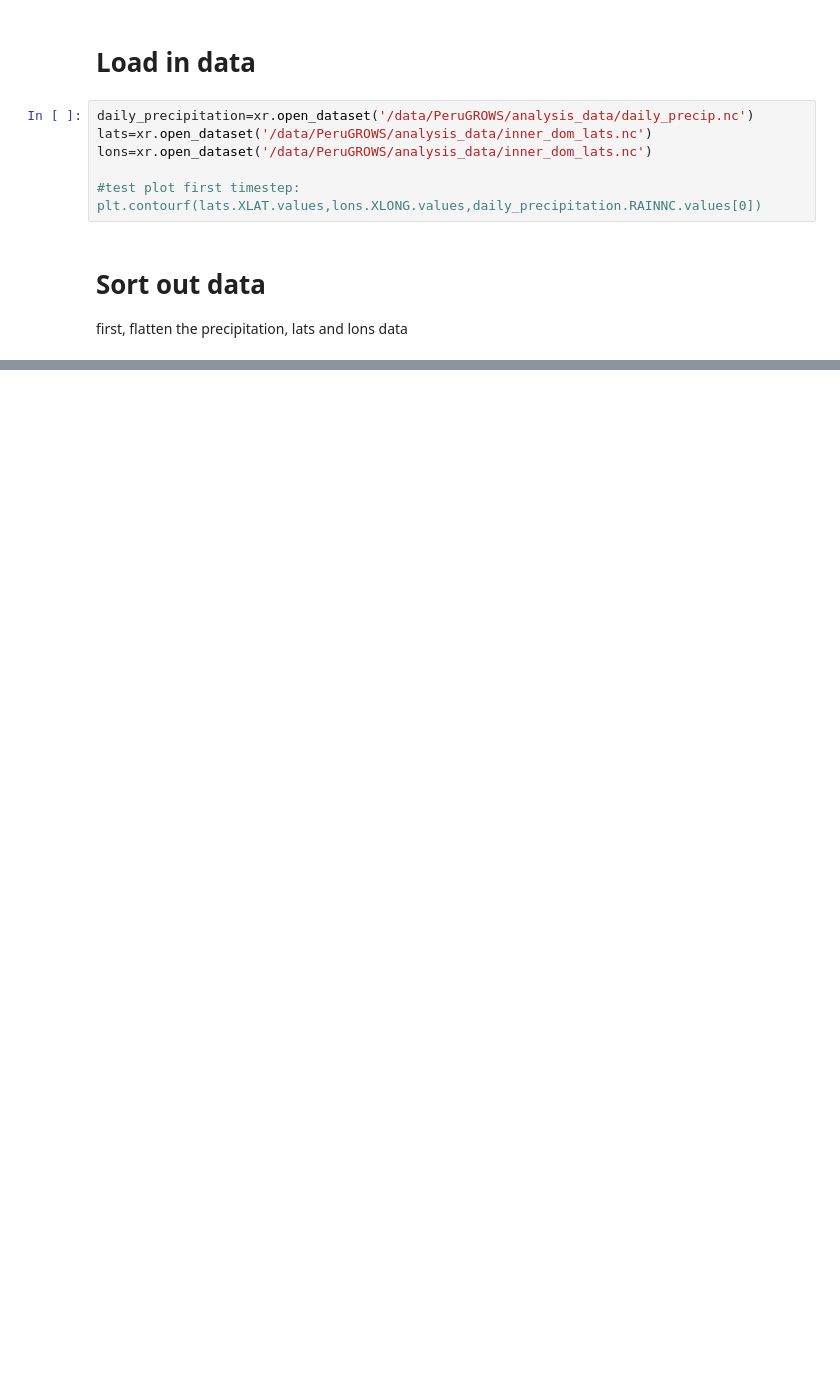
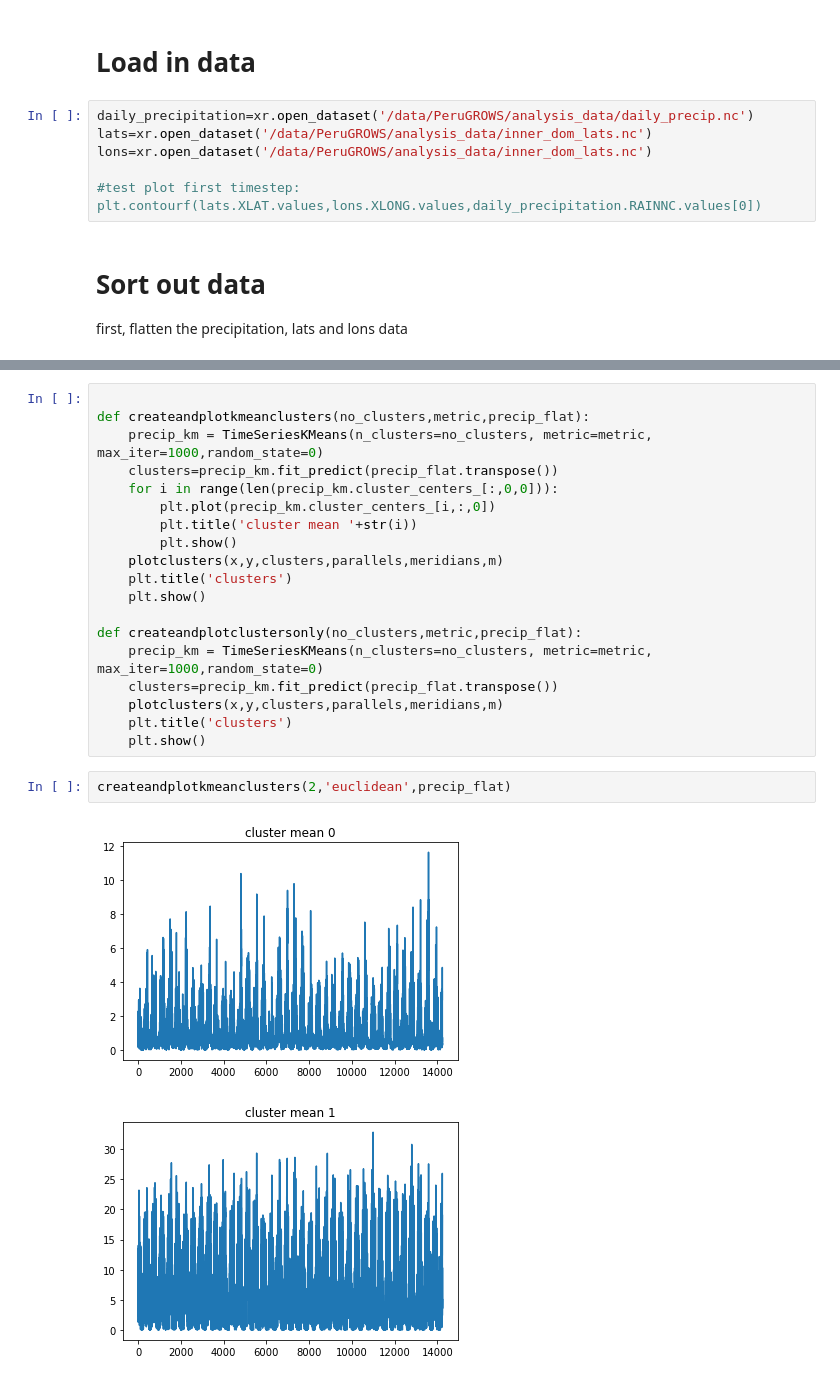
Before and after one commit to Empott/bias_correction, a Jupyter notebook: clustering.ipynb, the cells around one changed output, grey strips where cells are left out. Drawn from its saved outputs; the diff is of its cells as text; blank space fills up the shorter version.

```diff
--- a/clustering.ipynb
+++ b/clustering.ipynb
@@ -194,0 +136,24 @@ plt.plot(precip_km.cluster_centers_[0,:,0].transpose(),'k')
+# %%
+
+def createandplotkmeanclusters(no_clusters,metric,precip_flat):
+    precip_km = TimeSeriesKMeans(n_clusters=no_clusters, metric=metric, max_iter=1000,random_state=0)
+    clusters=precip_km.fit_predict(precip_flat.transpose())
+    for i in range(len(precip_km.cluster_centers_[:,0,0])):
+        plt.plot(precip_km.cluster_centers_[i,:,0])
+        plt.title('cluster mean '+str(i))
+        plt.show()
+    plotclusters(x,y,clusters,parallels,meridians,m)
+    plt.title('clusters')
+    plt.show()
+
+def createandplotclustersonly(no_clusters,metric,precip_flat):
+    precip_km = TimeSeriesKMeans(n_clusters=no_clusters, metric=metric, max_iter=1000,random_state=0)
+    clusters=precip_km.fit_predict(precip_flat.transpose())
+    plotclusters(x,y,clusters,parallels,meridians,m)
+    plt.title('clusters')
+    plt.show()
+# %%
+createandplotkmeanclusters(2,'euclidean',precip_flat)
+# %% [output]
+[figure, added]
+[figure, added]
```
Also changed, not shown: parts of 51 cells of this notebook.
